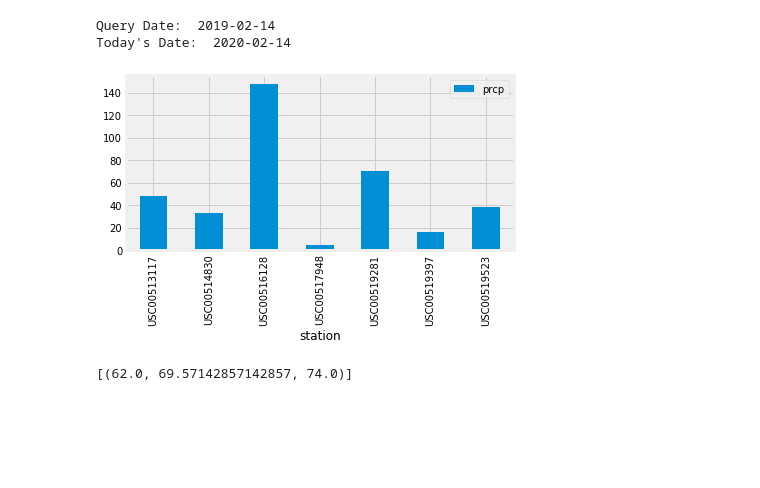
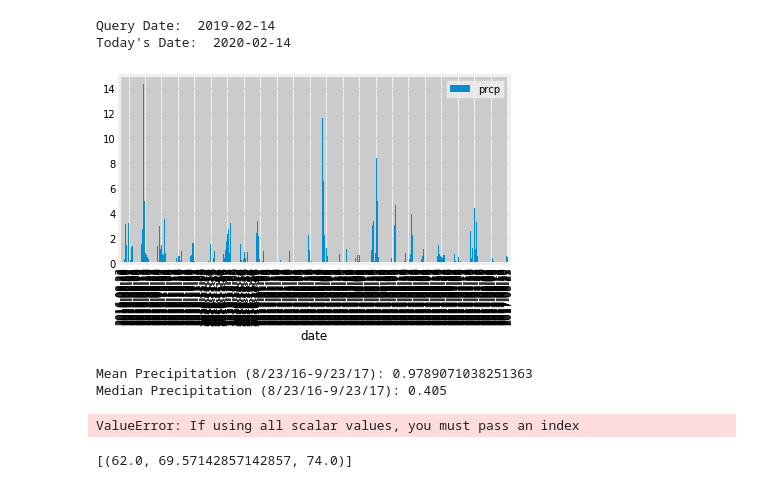
Before and after one commit to VallieTracy/sqlalchemy-challenge, a Jupyter notebook: main.ipynb, the cells around one changed output. Cells and saved outputs as stored; diff of their text form; code cells hidden in the pictures; blank space fills up the shorter version.

Commit message:
saving work before session with Michell

```diff
--- a/main.ipynb
+++ b/main.ipynb
@@ -114,32 +114,48 @@ Today's Date:  2020-02-14
 # %%
 # Design a query to retrieve the last 12 months of precipitation data and plot the results
 
-# Query to find the last date in the Measurements table
+
+#session.query(Measurement.date).order_by(Measurement.date.desc()).first()
+
+
+#sel = [Measurement.date,
+#       func.sum(Measurement.prcp)]
+#precip_totals = session.query(*sel).\
+#    filter(Measurement.date >= '2016-08-23').\
+#    group_by(Measurement.date).\
+#    order_by(Measurement.date).all()
+#precip_totals
+
+#precip_df = pd.DataFrame(precip_totals, columns = ['date', 'prcp'])
+#precip_df.set_index('date', inplace=True)
+#precip_df.plot.bar()
+#plt.tight_layout()
+#plt.show()
+
+# Calculate the date 1 year ago from the last data point in the database
+# Query the most recent date in the database
 session.query(Measurement.date).order_by(Measurement.date.desc()).first()
 
-
-sel = [Measurement.station,
+# Perform a query to retrieve the data and precipitation scores
+sel = [Measurement.date,
        func.sum(Measurement.prcp)]
 precip_totals = session.query(*sel).\
     filter(Measurement.date >= '2016-08-23').\
-    group_by(Measurement.station).\
-    order_by(Measurement.station).all()
+    group_by(Measurement.date).\
+    order_by(Measurement.date).all()
 precip_totals
 
-precip_df = pd.DataFrame(precip_totals, columns = ['station', 'prcp'])
-precip_df.set_index('station', inplace=True)
+
+# Save the query results as a Pandas DataFrame and set the index to the date column
+precip_df = pd.DataFrame(precip_totals, columns = ['date', 'prcp'])
+precip_df.set_index('date', inplace=True)
+
+# Sort the dataframe by date
+
+
+# Use Pandas Plotting with Matplotlib to plot the data
 precip_df.plot.bar()
 plt.tight_layout()
 plt.show()
-
-# Calculate the date 1 year ago from the last data point in the database
-
-# Perform a query to retrieve the data and precipitation scores
-
-# Save the query results as a Pandas DataFrame and set the index to the date column
-
-# Sort the dataframe by date
-
-# Use Pandas Plotting with Matplotlib to plot the data
 # %% [output]
-[figure, old version]
+[figure, new version]
@@ -148,3 +162,28 @@ plt.show()
+# %%
+# Use Pandas to calcualte the summary statistics for the precipitation data
+precip = precip_df['prcp']
+mean_precip = np.mean(precip)
+print(f"Mean Precipitation (8/23/16-9/23/17):", mean_precip)
+
+median_precip = np.median(precip)
+print(f"Median Precipitation (8/23/16-9/23/17):", median_precip)
+
+rain_mean = precip_df['prcp'].mean()
+rain_median = precip_df['prcp'].median()
+rain_var = precip_df['prcp'].var()
+rain_std = precip_df['prcp'].std()
+rain_sem = precip_df['prcp'].sem()
+
+precip_stats_df = pd.DataFrame({"Mean": rain_mean,
+                                "Median": rain_median,
+                                "Variance": rain_var,
+                                "Standard Deviation": rain_std,
+                                "Standard Error": rain_sem})
+precip_stats_df
+# %% [output]
+Mean Precipitation (8/23/16-9/23/17): 0.9789071038251363
+Median Precipitation (8/23/16-9/23/17): 0.405
+ValueError: If using all scalar values, you must pass an index
 # %%
 # Design a query to show how many stations are available in this dataset?
 # %%
```
Also changed, not shown: parts of 1 cell of this notebook.
